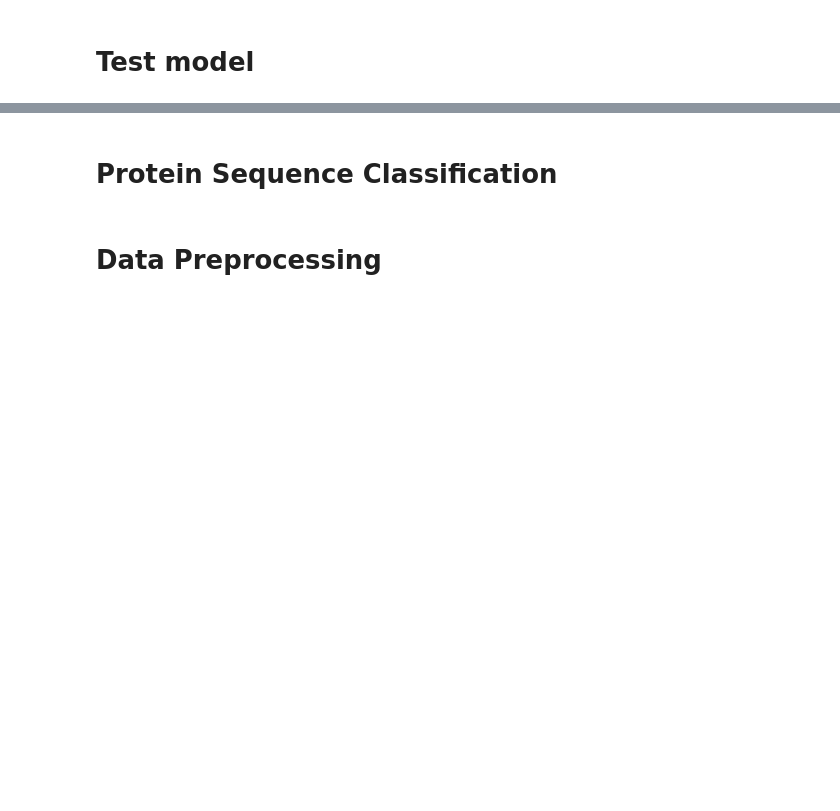
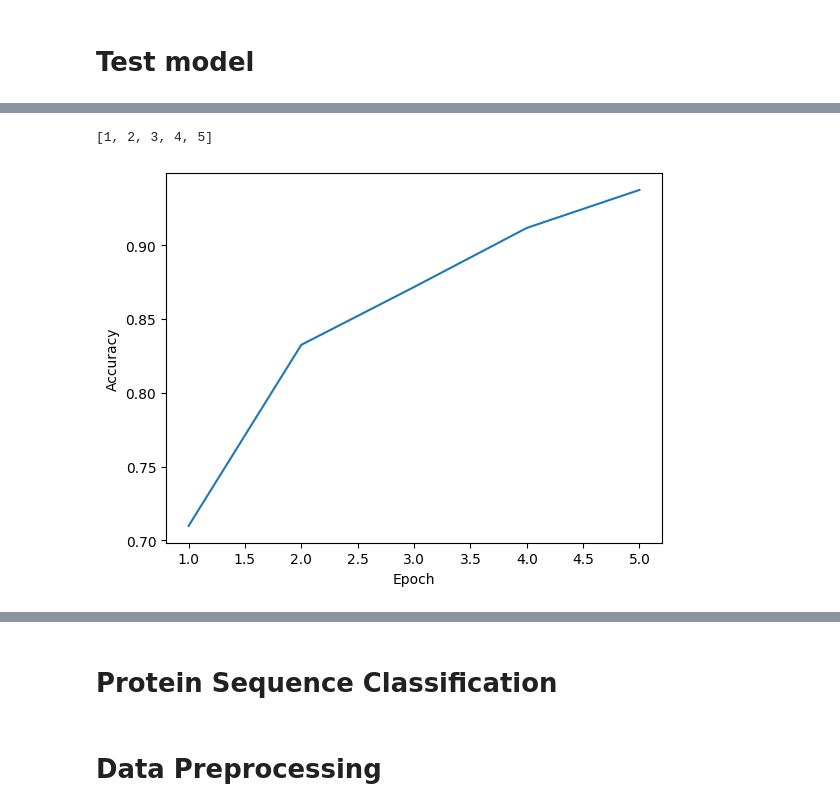
Before and after one commit to KhangSimple/dna_protein_analysis, a Jupyter notebook: dna-analysis.ipynb, the cells around one changed output, grey strips where cells are left out. Saved outputs shown, nothing was run; the diff lists cells and outputs as text; code cells hidden in the pictures; blank space fills up the shorter version.

```diff
--- a/dna-analysis.ipynb
+++ b/dna-analysis.ipynb
@@ -69,8 +73,8 @@ influenza_data = read_data('/kaggle/input/dna-sequence/influenza.fasta')
 mers_encoding = data_preprocessing(mers_data)
 sars_encoding = data_preprocessing(sars_data)
 covid_encoding = data_preprocessing(covid_data)
-# dengue_encoding = data_preprocessing(dengue_data)
-influenza_encoding = data_preprocessing(influenza_data)
+dengue_encoding = data_preprocessing(dengue_data)
+# influenza_encoding = data_preprocessing(influenza_data)
 # hepatitis_encoding = data_preprocessing(hepatitis_data)
 # %%
 #
@@ -79,8 +83,8 @@ influenza_encoding = data_preprocessing(influenza_data)
 mers_label = [0] * len(mers_encoding)
 sars_label = [1] * len(sars_encoding)
 covid_label = [2] * len(covid_encoding)
-influenza_label = [3] * len(influenza_encoding)
-# dengue_label = [4] * len(dengue_encoding)
+# influenza_label = [3] * len(influenza_encoding)
+dengue_label = [3] * len(dengue_encoding)
 # hepatitis_label = [4] * len(hepatitis_encoding)
 # %%
 #
@@ -121,6 +125,6 @@ sns.countplot(data=train_data, x = 'label')
 # get max_length to padding sequence
 # Note that: Devide 2 because devices are not enough :v bruh
 #
-max_length = int(max([len(x) for x in train_data['dna']]) / 2)
+max_length = int(max([len(x) for x in train_data['dna']]) / 3)
 max_length
 # %% [output]
@@ -223,0 +237,18 @@ print(classification_report(test_pre, test_label))
+# %%
+accuracy_his = history.history['accuracy']
+loss_his = history.history['loss']
+# %%
+epoch = [i + 1 for i in range(len(accuracy_his))]
+epoch
+# %% [output]
+[1, 2, 3, 4, 5]
+# %%
+#
+# Display accuracy history
+#
+plt.ylabel('Accuracy')
+plt.xlabel('Epoch')
+plt.plot(y, accuracy_his)
+plt.show()
+# %% [output]
+[figure, added]
```
Also changed, not shown: parts of 26 cells of this notebook.
